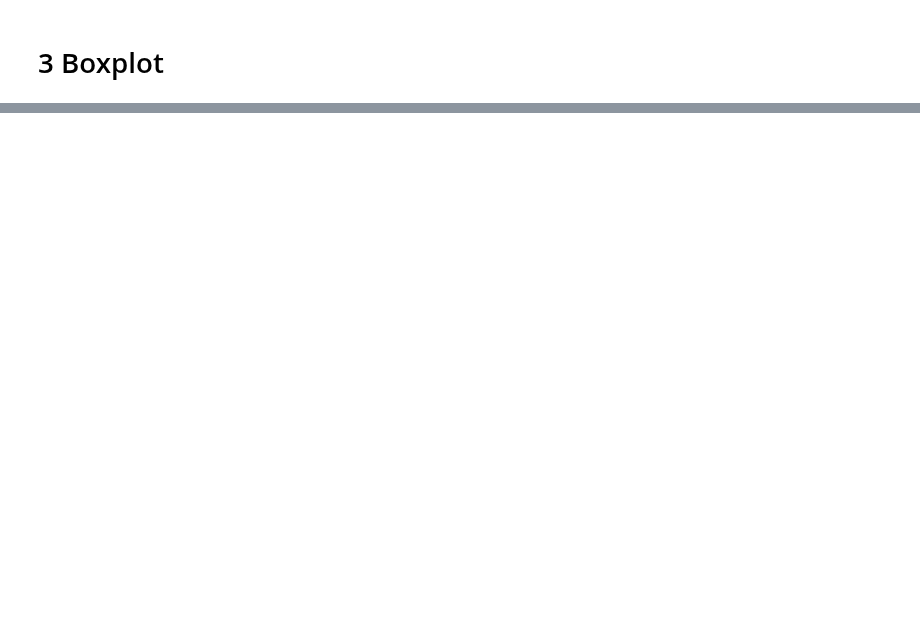
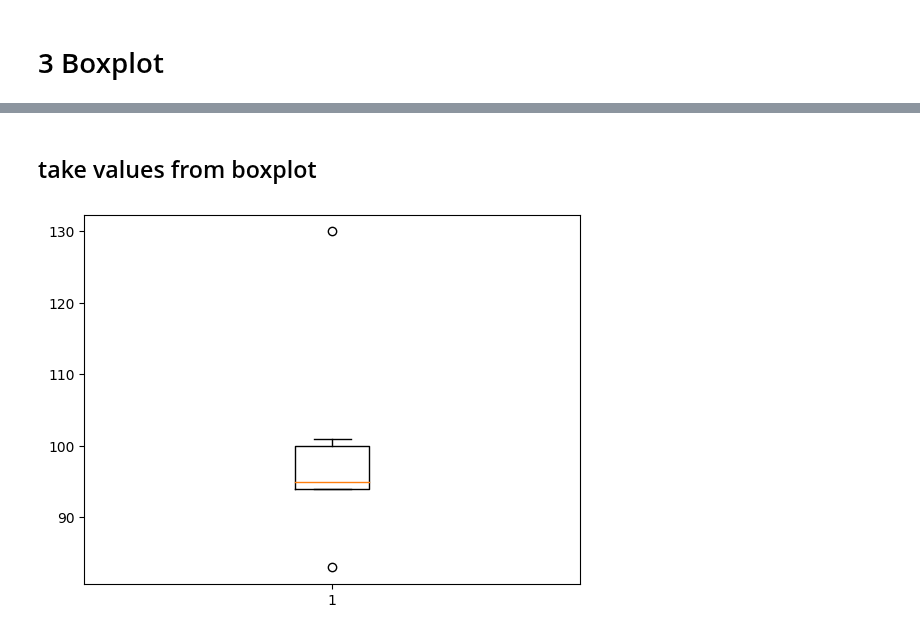
Before and after one commit to Jaomiew/DPDM2023, a Jupyter notebook: Data102(Chapter2).ipynb, the cells around one changed output, grey strips where cells are left out. Cells and saved outputs as stored; diff of their text form; code cells hidden in the pictures; blank space fills up the shorter version.

```diff
--- a/Data102(Chapter2).ipynb
+++ b/Data102(Chapter2).ipynb
@@ -219,0 +219,6 @@ plt.boxplot(table_from_drive['Amount_Government']);
+# %% [markdown]
+## take values from boxplot
+# %%
+boxplot_output = plt.boxplot(table_from_drive['Amount_Government'])
+# %% [output]
+[figure, added]
```
Also changed, not shown: parts of 21 cells of this notebook.
